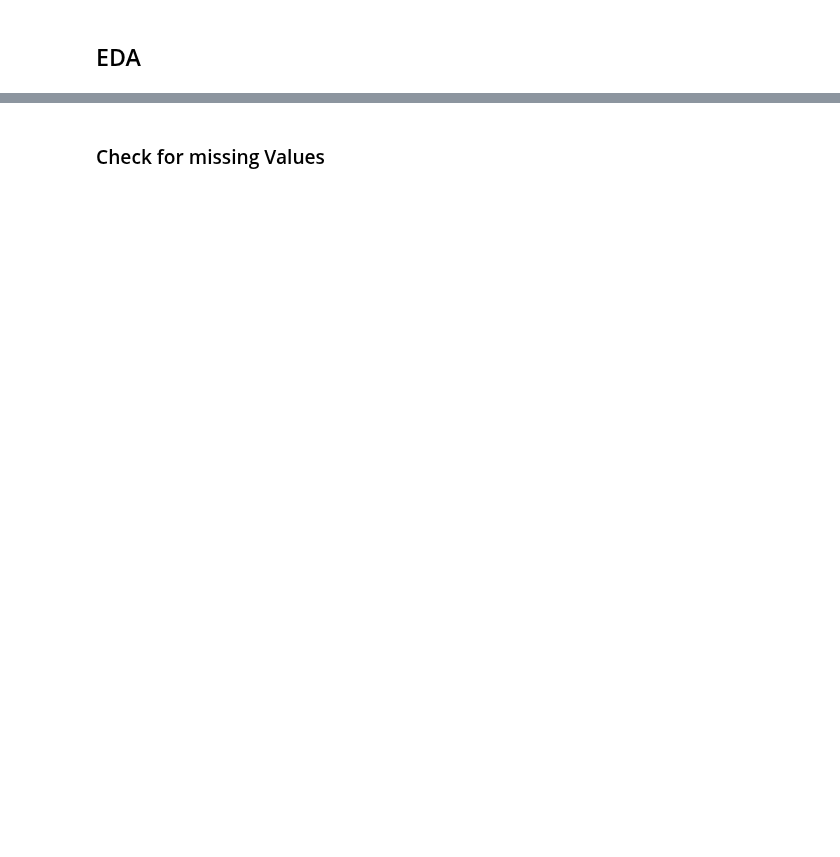
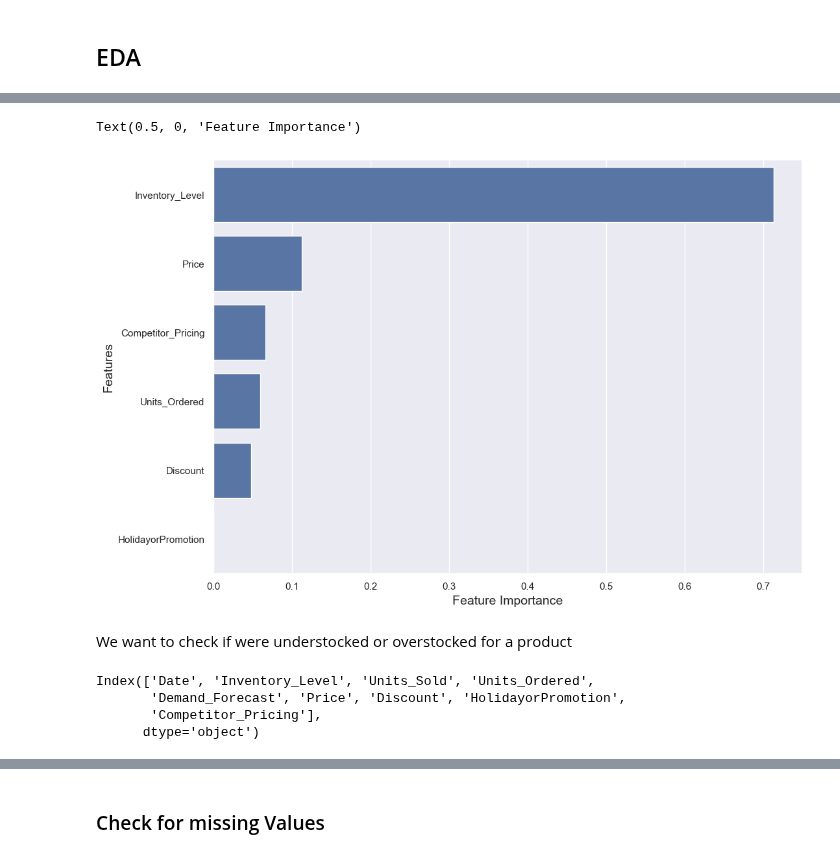
Before and after one commit to FTDS-assignment-bay/p2-final-project-ftds-023-hck-group-002, a Jupyter notebook: main.ipynb, the cells around one changed output, grey strips where cells are left out. Saved outputs shown, nothing was run; the diff lists cells and outputs as text; code cells hidden in the pictures; blank space fills up the shorter version.

```diff
--- a/main.ipynb
+++ b/main.ipynb
@@ -75,0 +267,2 @@ from the following we can see that the likely columns that are categorical are f
+# %%
+Weekly_Demand = sp1_filtered_reset.resample('W').sum()
@@ -79,0 +375,7 @@ from the following we can see that the likely columns that are categorical are f
+# %%
+
+Weekly_Demand_prescale = Weekly_Demand.copy()
+columns_to_scale = ['Inventory_Level', 'Units_Sold', 'Units_Ordered', 'Price', 'Discount', 'Competitor_Pricing']
+
+scaler = MinMaxScaler()
+Weekly_Demand[columns_to_scale] = scaler.fit_transform(Weekly_Demand[columns_to_scale])
@@ -79,0 +398,32 @@ from the following we can see that the likely columns that are categorical are f
+# %%
+X = Weekly_Demand.drop(['Date','Demand_Forecast', 'Units_Sold'], axis= 1)
+y = Weekly_Demand.drop(['Inventory_Level', 'Units_Sold', 'Units_Ordered','Price', 'Discount', 'HolidayorPromotion','Competitor_Pricing', 'Date'], axis= 1)
+X_train, X_test, y_train, y_test = train_test_split(X, y, test_size=0.25)
+
+
+clf = DecisionTreeRegressor(criterion='friedman_mse')
+clf = clf.fit(X_train, y_train)
+
+feature_importances = clf.feature_importances_
+
+sorted_indices = feature_importances.argsort()[::-1]
+sorted_feature_names = X.columns[sorted_indices]
+sorted_importances = feature_importances[sorted_indices]
+
+sns.set(rc={'figure.figsize':(11.7,8.27)})
+sns.barplot(x=sorted_importances, y=sorted_feature_names, )
+plt.ylabel("Features", fontsize=14)
+
+plt.xlabel("Feature Importance", fontsize=14)
+# %% [output]
+Text(0.5, 0, 'Feature Importance')
+[figure, added]
+# %% [markdown]
+We want to check if were understocked or overstocked for a product
+# %%
+Weekly_Demand.columns
+# %% [output]
+Index(['Date', 'Inventory_Level', 'Units_Sold', 'Units_Ordered',
+       'Demand_Forecast', 'Price', 'Discount', 'HolidayorPromotion',
+       'Competitor_Pricing'],
+      dtype='object')
```
Also changed, not shown: parts of 47 cells of this notebook, 8 other files.
